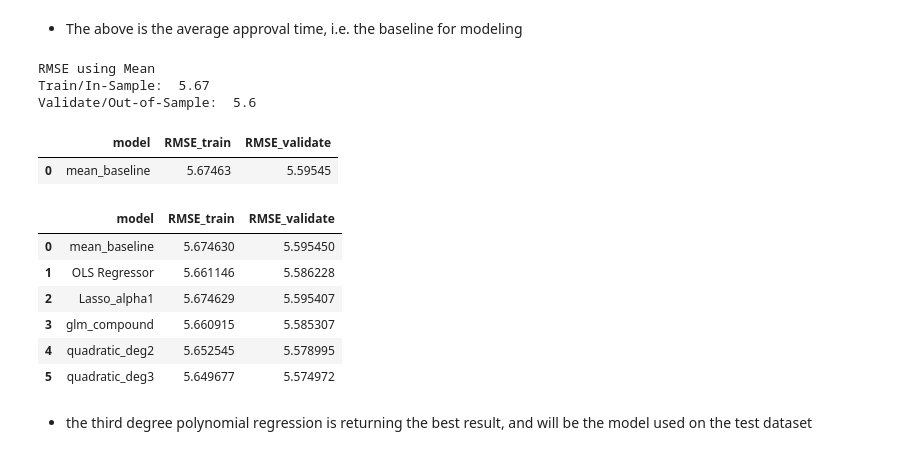
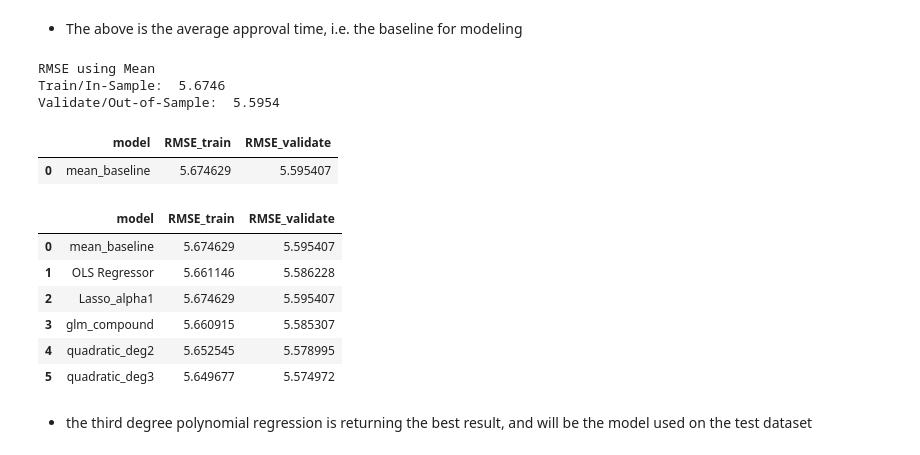
Before and after one commit to brianclements03/Individual_Project, a Jupyter notebook: Final_Notebook_Draft.ipynb, the cells around one changed output. Drawn from its saved outputs; the diff is of its cells as text; code cells hidden in the pictures.

```diff
--- a/Final_Notebook_Draft.ipynb
+++ b/Final_Notebook_Draft.ipynb
@@ -792,42 +793,20 @@ model.create_data_for_models(X_train_scaled, X_validate_scaled, X_test_scaled)
 # %%
 # add baseline prediction to all y_ dataframes using function in my model file
 y_train,y_validate,y_test = model.add_pred_mean(y_train,y_validate,y_test)
-# %%
-# 1. Predict tax_value_pred_mean
-# I create here new columns in the y_ data sets to hold the baseline value I am working with.
-approval_time_pred_mean = y_train.Approval_time_days.mean()
-y_train['Approval_time_pred_mean'] = round(approval_time_pred_mean, 2)
-y_validate['Approval_time_pred_mean'] = round(approval_time_pred_mean,2)
-y_test['Approval_time_pred_mean'] = round(approval_time_pred_mean,2)
-# %%
-# 2. RMSE of tax_value_pred_mean
-# Here, I calculate the Root Mean Squared Error of the baseline and print it
-from sklearn.metrics import mean_squared_error
-
-rmse_train = mean_squared_error(y_train.Approval_time_days,
-                                y_train.Approval_time_pred_mean) ** .5
-rmse_validate = mean_squared_error(y_validate.Approval_time_days, y_validate.Approval_time_pred_mean) ** (0.5)
-
-print("RMSE using Mean\nTrain/In-Sample: ", round(rmse_train, 2),
-      "\nValidate/Out-of-Sample: ", round(rmse_validate, 2))
-# %% [output]
-RMSE using Mean
-Train/In-Sample:  5.67
-Validate/Out-of-Sample:  5.6
-# %%
-# Here, I create a DataFrame to insert the evaluation metrics of the different models; this datafram will be
-# taken in by the modeling function below and expanded on.
-metric_df = pd.DataFrame(data=[
-            {
-                'model': 'mean_baseline',
-                'RMSE_train': rmse_train,
-                'RMSE_validate': rmse_validate
-                }
-            ])
-metric_df
-# %% [output]
-|  | model | RMSE_train | RMSE_validate |
-| 0 | mean_baseline | 5.67463 | 5.59545 |
+# %%
+# using a function to print the rmse of the model on train and validate, using baseline
+rmse_train, rmse_validate = model.get_rmse_in_sample(y_train,y_validate)
+# %% [output]
+RMSE using Mean
+Train/In-Sample:  5.6746
+Validate/Out-of-Sample:  5.5954
+# %%
+# Here, I create a DataFrame to insert the evaluation metrics of the different models
+metric_df = model.create_eval_df(rmse_train, rmse_validate)
+metric_df
+# %% [output]
+|  | model | RMSE_train | RMSE_validate |
+| 0 | mean_baseline | 5.674629 | 5.595407 |
 # %%
 # assigning and displaying the evaluation df for the various models i've run
 # in my model module
@@ -835,7 +814,7 @@ metric_df = model.run_all_models(X_train_model, y_train, X_validate_model, y_val
 metric_df
 # %% [output]
 |  | model | RMSE_train | RMSE_validate |
-| 0 | mean_baseline | 5.674630 | 5.595450 |
+| 0 | mean_baseline | 5.674629 | 5.595407 |
 | 1 | OLS Regressor | 5.661146 | 5.586228 |
 | 2 | Lasso_alpha1 | 5.674629 | 5.595407 |
 | 3 | glm_compound | 5.660915 | 5.585307 |
```
Also changed, not shown: parts of 12 cells of this notebook, 3 other files.
